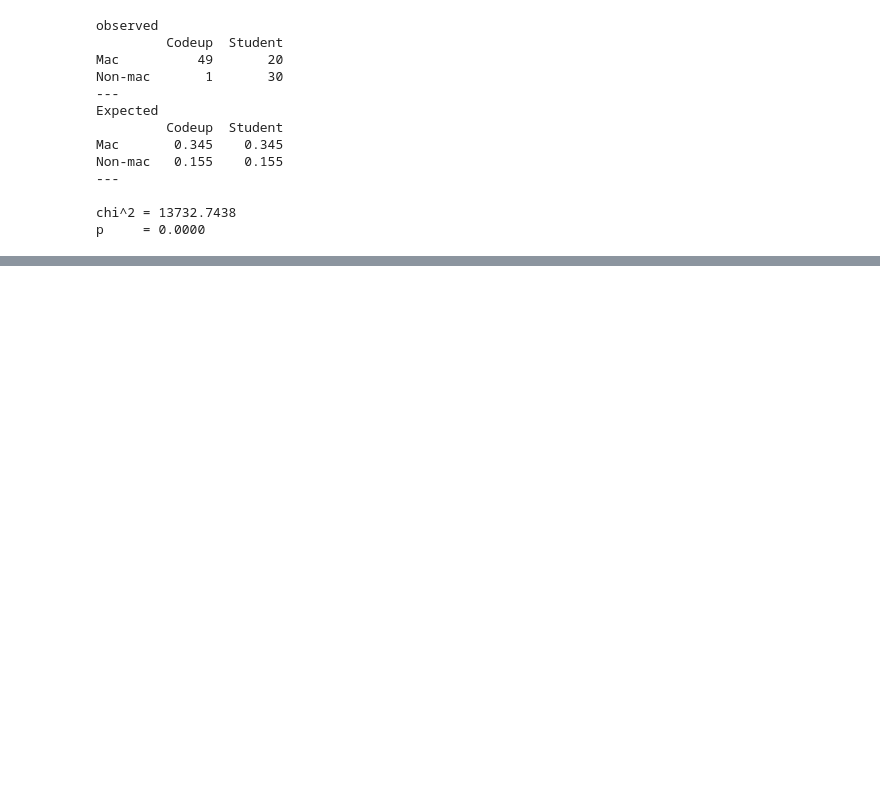
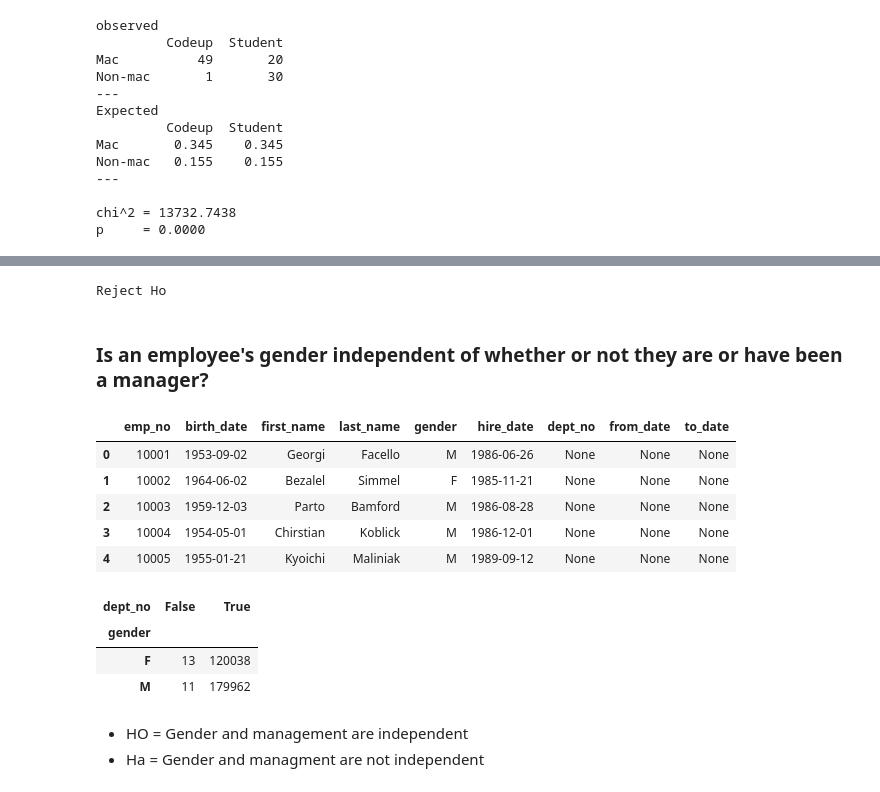
Before and after one commit to bradgauvin/statistics-exercises, a Jupyter notebook: hypothesis_testing.ipynb, the cells around one changed output, grey strips where cells are left out. Cells and saved outputs as stored; diff of their text form; code cells hidden in the pictures; blank space fills up the shorter version.

Commit message:
updated with last question

```diff
--- a/hypothesis_testing.ipynb
+++ b/hypothesis_testing.ipynb
@@ -969,0 +993,27 @@ p     = 0.0095
+# %%
+dbname = 'employees'
+emp=pd.read_sql(
+	'''
+	SELECT d.dept_name, e.gender
+	FROM dept_emp de
+		LEFT JOIN employees e USING (emp_no)
+		LEFT JOIN departments d using (dept_no)
+	WHERE de.to_date > NOW()
+		AND (d.dept_name = 'Sales'
+			OR d.dept_name = 'Marketing')
+
+	;
+	''',
+    get_db_url(user,host,password,dbname))
+
+data=pd.read_sql(
+	'''
+	SELECT *
+	FROM employees e
+		LEFT JOIN dept_manager dm USING (emp_no)
+
+
+
+	;
+	''',
+     get_db_url(user,host,password,dbname))
@@ -969,0 +1108,31 @@ p     = 0.0095
+# %%
+if p > α:
+    print(f'Reject Ho')
+else:
+    print(f'Fail to Reject Ho')
+# %% [output]
+Reject Ho
+# %% [markdown]
+### Is an employee's gender independent of whether or not they are or have been a manager?
+# %%
+data.head()
+# %% [output]
+|  | emp_no | birth_date | first_name | last_name | gender | hire_date | dept_no | from_date | to_date |
+| 0 | 10001 | 1953-09-02 | Georgi | Facello | M | 1986-06-26 | None | None | None |
+| 1 | 10002 | 1964-06-02 | Bezalel | Simmel | F | 1985-11-21 | None | None | None |
+| 2 | 10003 | 1959-12-03 | Parto | Bamford | M | 1986-08-28 | None | None | None |
+| 3 | 10004 | 1954-05-01 | Chirstian | Koblick | M | 1986-12-01 | None | None | None |
+| 4 | 10005 | 1955-01-21 | Kyoichi | Maliniak | M | 1989-09-12 | None | None | None |
+# %%
+manager_data = pd.crosstab(
+        data.gender,
+        data.dept_no.isnull())
+manager_data
+# %% [output]
+| dept_no | False | True |
+| gender |  |  |
+| F | 13 | 120038 |
+| M | 11 | 179962 |
+# %% [markdown]
+- HO = Gender and management are independent
+- Ha = Gender and managment are not independent
```
Also changed, not shown: parts of 58 cells of this notebook.
